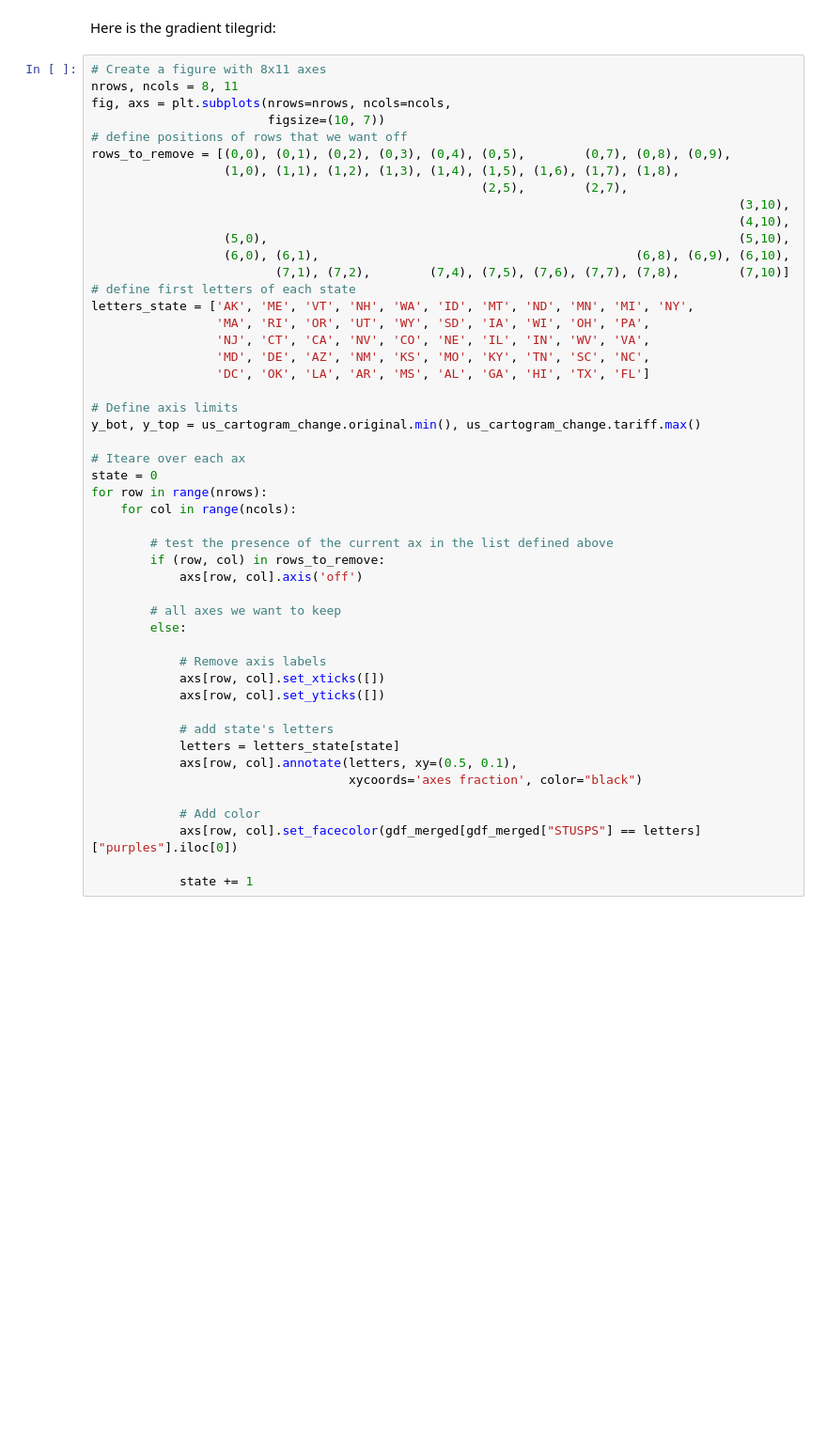
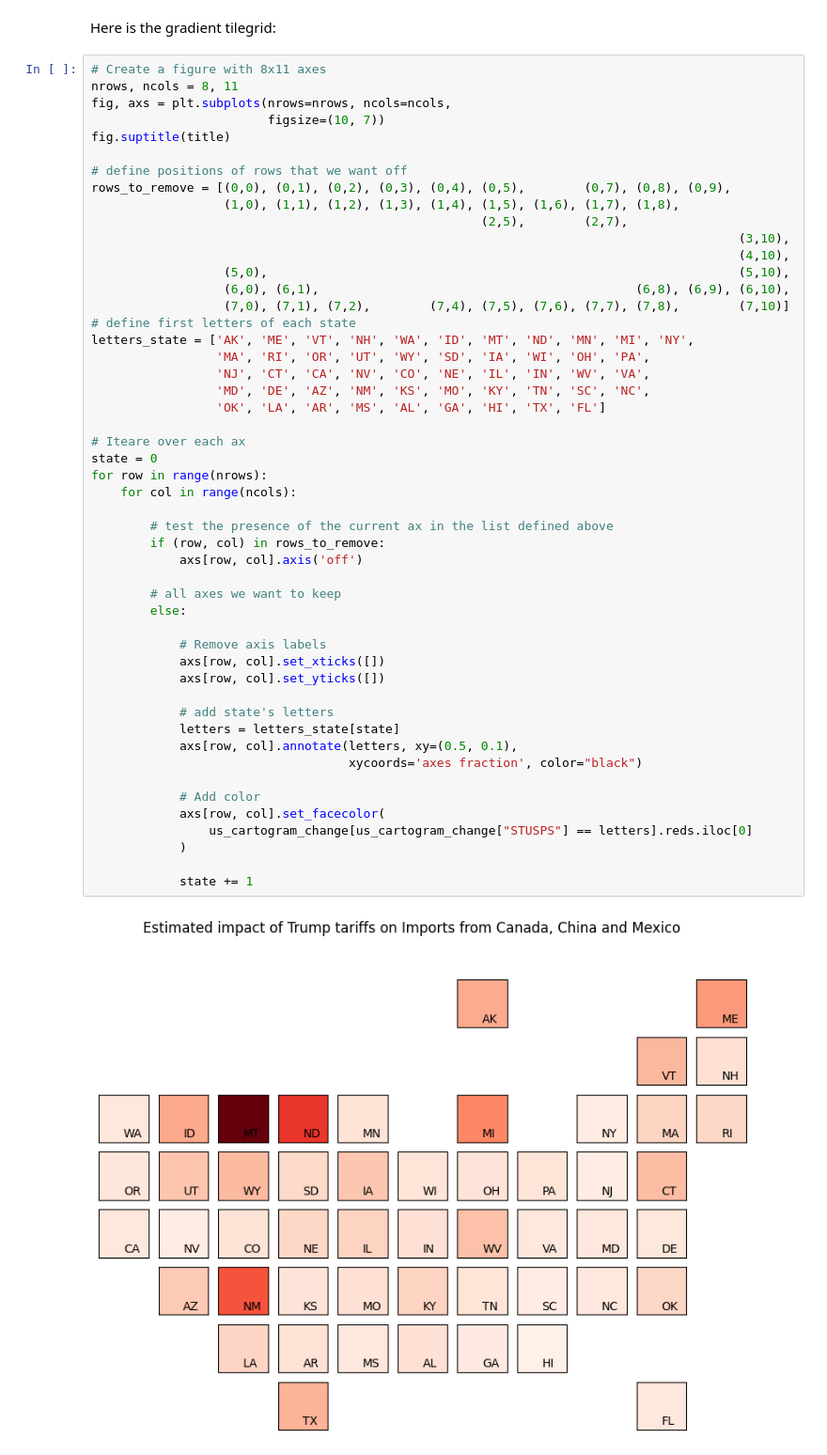
Before and after one commit to sturm1619/spring-2025, a Jupyter notebook: cs3820/homework/08/homework_8.ipynb, the cells around one changed output. Shown at 94% size. Drawn from its saved outputs; the diff is of its cells as text; blank space fills up the shorter version.

```diff
--- a/cs3820/homework/08/homework_8.ipynb
+++ b/cs3820/homework/08/homework_8.ipynb
@@ -256,6 +252,8 @@ Here is the gradient tilegrid:
 nrows, ncols = 8, 11
 fig, axs = plt.subplots(nrows=nrows, ncols=ncols,
                         figsize=(10, 7))
+fig.suptitle(title)
+
 # define positions of rows that we want off
 rows_to_remove = [(0,0), (0,1), (0,2), (0,3), (0,4), (0,5),        (0,7), (0,8), (0,9),
                   (1,0), (1,1), (1,2), (1,3), (1,4), (1,5), (1,6), (1,7), (1,8),
@@ -264,39 +262,40 @@ rows_to_remove = [(0,0), (0,1), (0,2), (0,3), (0,4), (0,5),        (0,7), (0,8),
                                                                                         (4,10),
                   (5,0),                                                                (5,10),
                   (6,0), (6,1),                                           (6,8), (6,9), (6,10),
-                         (7,1), (7,2),        (7,4), (7,5), (7,6), (7,7), (7,8),        (7,10)]
+                  (7,0), (7,1), (7,2),        (7,4), (7,5), (7,6), (7,7), (7,8),        (7,10)]
 # define first letters of each state
 letters_state = ['AK', 'ME', 'VT', 'NH', 'WA', 'ID', 'MT', 'ND', 'MN', 'MI', 'NY',
                  'MA', 'RI', 'OR', 'UT', 'WY', 'SD', 'IA', 'WI', 'OH', 'PA',
                  'NJ', 'CT', 'CA', 'NV', 'CO', 'NE', 'IL', 'IN', 'WV', 'VA',
                  'MD', 'DE', 'AZ', 'NM', 'KS', 'MO', 'KY', 'TN', 'SC', 'NC',
-                 'DC', 'OK', 'LA', 'AR', 'MS', 'AL', 'GA', 'HI', 'TX', 'FL']
-
-# Define axis limits
-y_bot, y_top = us_cartogram_change.original.min(), us_cartogram_change.tariff.max()
+                 'OK', 'LA', 'AR', 'MS', 'AL', 'GA', 'HI', 'TX', 'FL']
 
 # Iteare over each ax
 state = 0
 for row in range(nrows):
     for col in range(ncols):
 
         # test the presence of the current ax in the list defined above
         if (row, col) in rows_to_remove:
             axs[row, col].axis('off')
 
         # all axes we want to keep
         else:
 
             # Remove axis labels
             axs[row, col].set_xticks([])
             axs[row, col].set_yticks([])
 
             # add state's letters
             letters = letters_state[state]
             axs[row, col].annotate(letters, xy=(0.5, 0.1),
                                    xycoords='axes fraction', color="black")
 
             # Add color
-            axs[row, col].set_facecolor(gdf_merged[gdf_merged["STUSPS"] == letters]["purples"].iloc[0])
+            axs[row, col].set_facecolor(
+                us_cartogram_change[us_cartogram_change["STUSPS"] == letters].reds.iloc[0]
+            )
 
             state += 1
+# %% [output]
+[figure, added]
```
Also changed, not shown: parts of 8 cells of this notebook, 6 other files.
